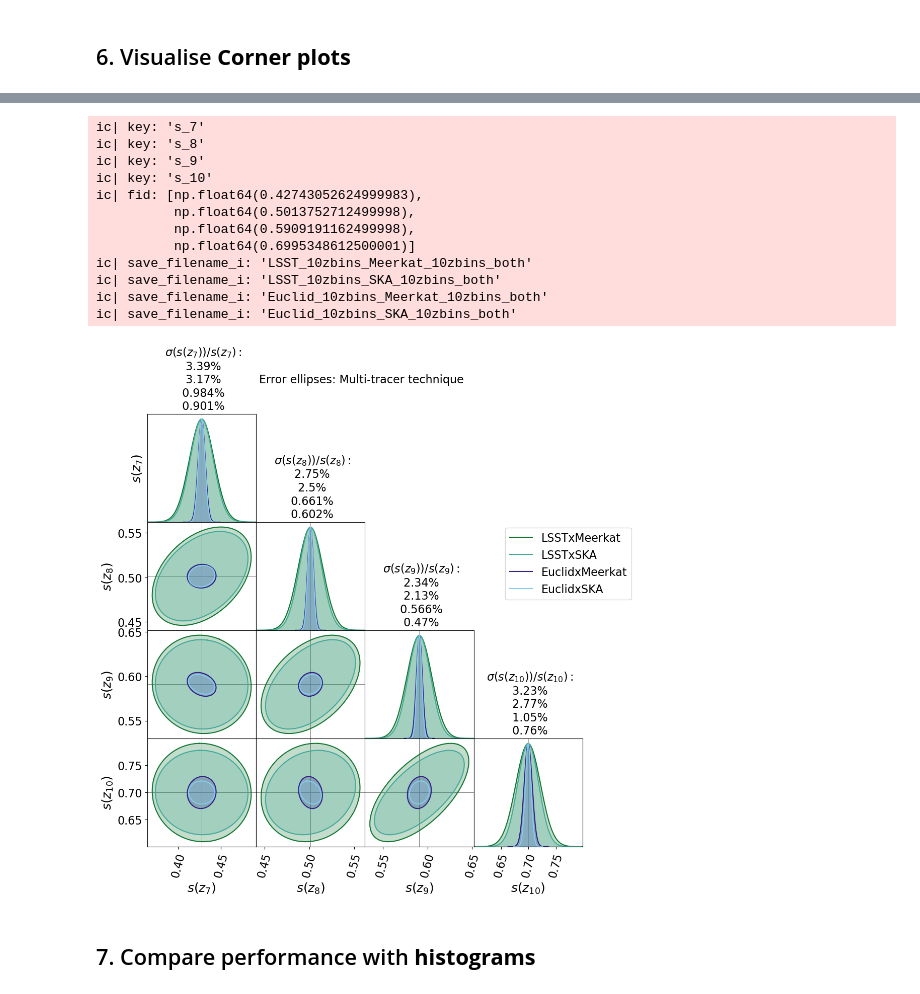
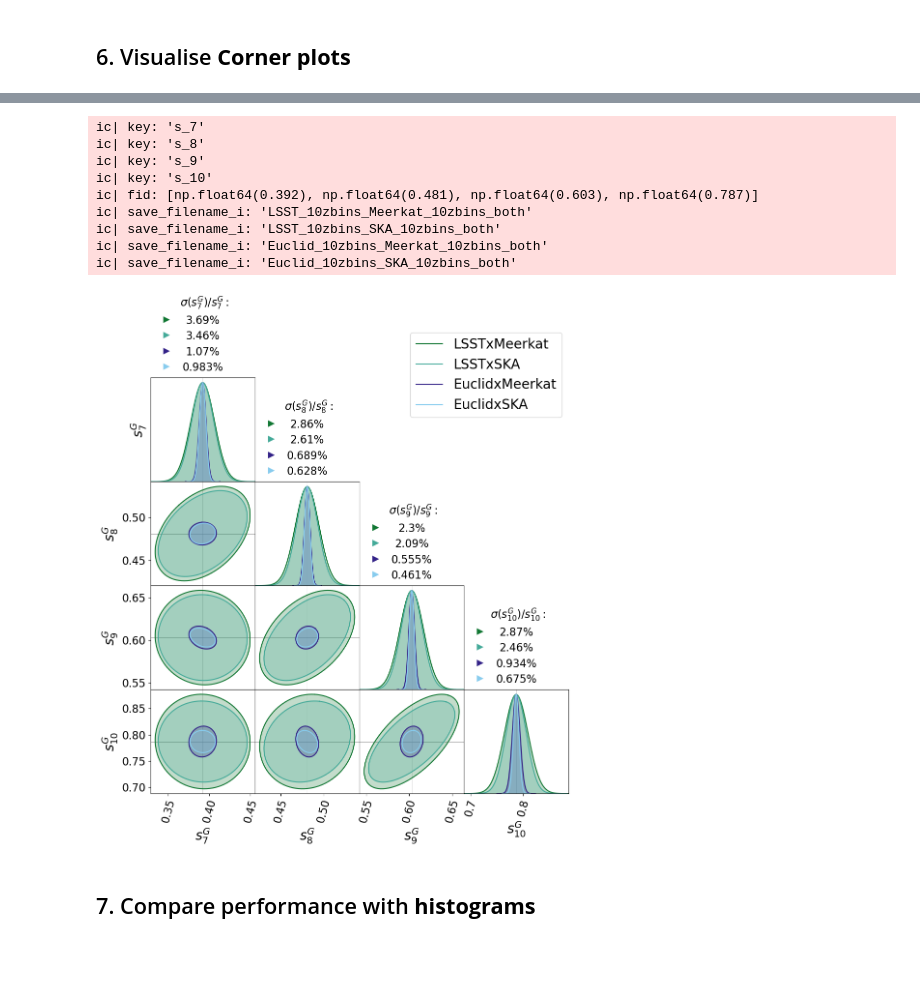
Before and after one commit to GreenTS27/Photo_Surveys-HI_IM-Fisher_Matrix, a Jupyter notebook: Fisher_Matrix_C_ell_vs_w_t.ipynb, the cells around one changed output, grey strips where cells are left out. Cells and saved outputs as stored; diff of their text form; code cells hidden in the pictures; blank space fills up the shorter version.

```diff
--- a/Fisher_Matrix_C_ell_vs_w_t.ipynb
+++ b/Fisher_Matrix_C_ell_vs_w_t.ipynb
@@ -66,8 +68,9 @@ def Window_func_Gal_HI(arr_zs, arr_z_central, z0, Ngal,
     # One Window for each central redshift given.
 
     dic_Window = {}
-    dNdz = func_pz(arr_zs, z0)*Ngal   # we don't need to normalize this expresion, since CAMB already does it internally
-    dic_Window[ "Total" ] = dNdz
+    if func_pz != None:
+        dNdz = func_pz(arr_zs, z0)*Ngal   # we don't need to normalize this expresion, since CAMB already does it internally
+        dic_Window[ "Total" ] = dNdz
 
     for index_zc, z_c in enumerate(arr_z_central):
         if len(arr_sigma_val)>1:
@@ -1696,7 +1897,7 @@ if Survey_HI == "Meerkat":
     dic_f_sky["HI"] = f_sky_MK
     arr_z_central_HI = arr_z_central_MK
     bin_width_HI = bin_width_MK
-    sigma_val_HI = bin_width_MK/2
+    sigma_val_HI = 10**-3
 
 elif Survey_HI == "SKA":
     N_dish = N_dish_SKA
@@ -1706,7 +1907,7 @@ elif Survey_HI == "SKA":
     dic_f_sky["HI"] = f_sky_SKA
     arr_z_central_HI = arr_z_central_SKA
     bin_width_HI = bin_width_SKA
-    sigma_val_HI = bin_width_SKA/2
+    sigma_val_HI = 0.005
 # %%
 N_bins_Total = N_bins_Gal+N_bins_HI
 
@@ -2025,7 +2227,7 @@ ic(len(ells))
 
 
 theta_val = theta_min
-theta_step = 0.9
+theta_step = 2
 N_thetas = int((theta_max - theta_min)/theta_step) +1
 ic(N_thetas)
 thetas = np.empty( N_thetas )
@@ -2344,0 +2532,6 @@ array([3.83895660e+01, 2.75609839e-03, 6.95306107e-05, 3.20777641e-04,
+# %%
+Inv_FM_w = np.linalg.inv( Fish_w_full )
+
+for i,key in enumerate(dic_Cosm_param.keys()):
+    err_percent = np.sqrt(np.diagonal(Inv_FM_w)[i]) / np.abs(dic_Cosm_param[key][1]) *100
+    print(key,   f"{err_percent:.1f}"  )
@@ -2543,27 +2760,15 @@ for key in dic_Cosm_param.keys():
 ic(fid)
 
 par = [
-    # r'$H_0$',
-    # r'$w$',
-    # r"$\Omega_b$",
-    # r"$\Omega_{cdm}$",
-    # r"$A_s 10^{9}$",
-    # r"$n_s$",
-    # r"$\beta$",
-    # r"$s(z_1)$",
-    # r"$s(z_2)$",
-    # r"$s(z_3)$",
-    # r"$s(z_4)$",
-    # r"$s(z_5)$",
-    # r"$s(z_6)$",
-    r"$s(z_7)$",
-    r"$s(z_8)$",
-    r"$s(z_9)$",
-    r"$s(z_{10})$",
+    r"$s^G_7$",
+    r"$s^G_8$",
+    r"$s^G_9$",
+    r"$s^G_{10}$",
     ]
 par_titles = par
 
-Plot_title = ("Error ellipses: Multi-tracer technique" )
+# Plot_title = ("Error ellipses: Multi-tracer technique" )
+Plot_title = ("" )
 
 # name_fig_corner = f"Figures/CornerP_{set_name}_{Survey_Gal}_{N_bins_Gal}zbins_{Survey_HI}_{N_bins_HI}zbins"
 
@@ -2588,38 +2793,35 @@ for Name_Survey_Gal in list_Gal_surv:
     for Name_Survey_HI in list_HI_surv:
         N_bins_Gal = 10
         N_bins_HI  = 10
         # if Name_Survey_Gal == "DES":
         #     N_bins_Gal = 6
         #     save_filename_i = f"{Name_Survey_Gal}_{N_bins_Gal}zbins_{Name_Survey_HI}_{N_bins_HI}zbins_{set_name}"
         # else:
         save_filename_i = f"{Name_Survey_Gal}_{N_bins_Gal}zbins_{Name_Survey_HI}_{N_bins_HI}zbins_{set_name}"
         ic(save_filename_i)
         FIM_Cl_full_i = np.loadtxt(open(F"{folder_name}FisherM_Cl_full_{save_filename_i}.csv", "rb"), delimiter=" ", skiprows=0)
 
         # Only beta and s(z)
         Fishers.append( np.linalg.inv(np.linalg.inv(FIM_Cl_full_i) [13:,13:]))
         Flabels.append( f"{Name_Survey_Gal}x{Name_Survey_HI}" )
 
 
 # Flabels = [ r"Fisher Matrix $w(\theta)$", r"Fisher Matrix $C_\ell$" ]
 CornerPlot( Fishers, fid, par, par_titles, Plot_title, Flabels=Flabels,
             cores=list_colors[2:],
             # Fig_name= name_fig_corner+"_full.png",
             figure_size=(10,10))
 # %% [output]
 ic| key: 's_7'
 ic| key: 's_8'
 ic| key: 's_9'
 ic| key: 's_10'
-ic| fid: [np.float64(0.42743052624999983),
-          np.float64(0.5013752712499998),
-          np.float64(0.5909191162499998),
-          np.float64(0.6995348612500001)]
+ic| fid: [np.float64(0.392), np.float64(0.481), np.float64(0.603), np.float64(0.787)]
 ic| save_filename_i: 'LSST_10zbins_Meerkat_10zbins_both'
 ic| save_filename_i: 'LSST_10zbins_SKA_10zbins_both'
 ic| save_filename_i: 'Euclid_10zbins_Meerkat_10zbins_both'
 ic| save_filename_i: 'Euclid_10zbins_SKA_10zbins_both'
-[figure, old version]
+[figure, new version]
 # %% [markdown]
 ## 7. Compare performance with **histograms**
 # %%
```
Also changed, not shown: parts of 16 cells of this notebook.
